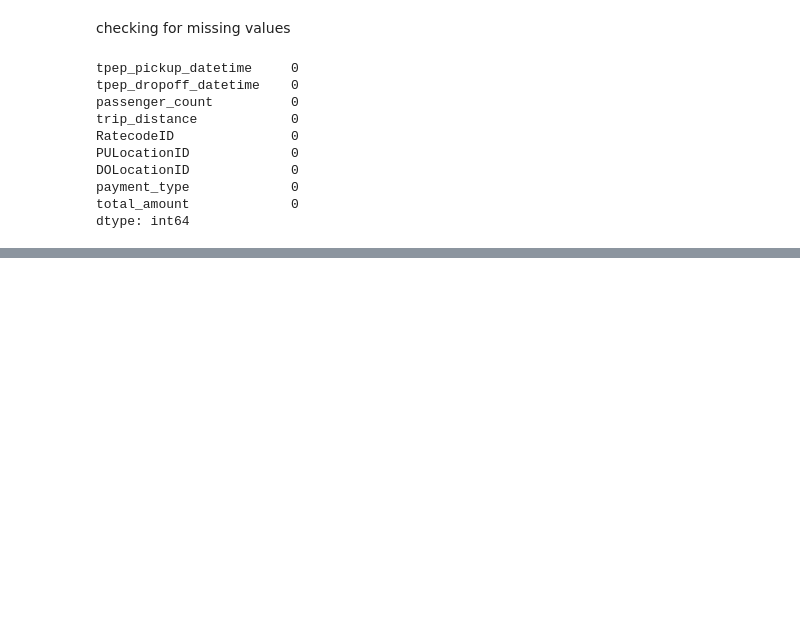
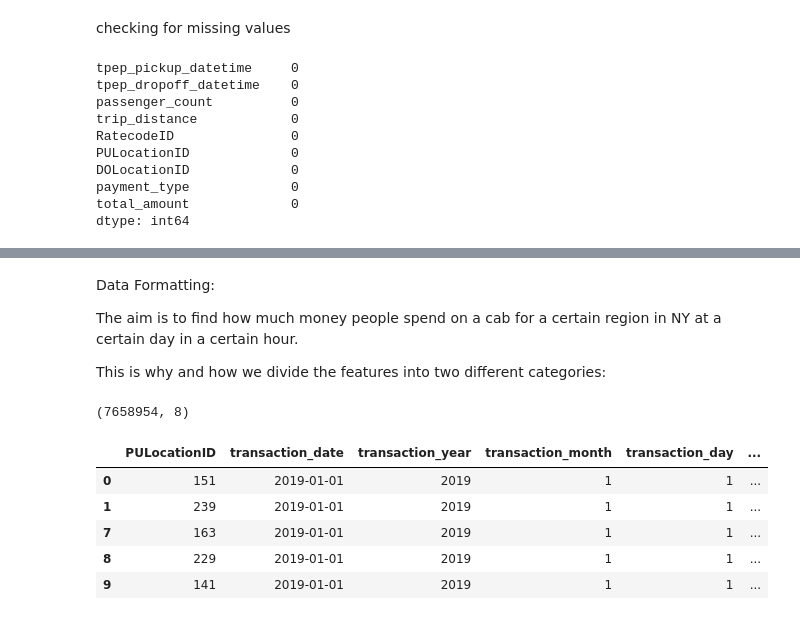
Before and after one commit to ulgeny/NY-Taxi-Analysis-, a Jupyter notebook: Presentable Notebook.ipynb, the cells around one changed output, grey strips where cells are left out. Drawn from its saved outputs; the diff is of its cells as text; code cells hidden in the pictures; blank space fills up the shorter version.

```diff
--- a/Presentable Notebook.ipynb
+++ b/Presentable Notebook.ipynb
@@ -211,0 +289,6 @@ dtype: int64
+# %% [markdown]
+Data Formatting:
+
+The aim is to find how much money people spend on a cab for a certain region in NY at a certain day in a certain hour.
+
+This is why and how we divide the features into two different categories:
@@ -211,0 +299,12 @@ dtype: int64
+# %%
+main_taxi_df = taxi_data_prepared[all_needed_columns]
+print(main_taxi_df.shape)
+main_taxi_df.head()
+# %% [output]
+(7658954, 8)
+|  | PULocationID | transaction_date | transaction_year | transaction_month | transaction_day | ... |
+| 0 | 151 | 2019-01-01 | 2019 | 1 | 1 | ... |
+| 1 | 239 | 2019-01-01 | 2019 | 1 | 1 | ... |
+| 7 | 163 | 2019-01-01 | 2019 | 1 | 1 | ... |
+| 8 | 229 | 2019-01-01 | 2019 | 1 | 1 | ... |
+| 9 | 141 | 2019-01-01 | 2019 | 1 | 1 | ... |
```
Also changed, not shown: parts of 17 cells of this notebook.
